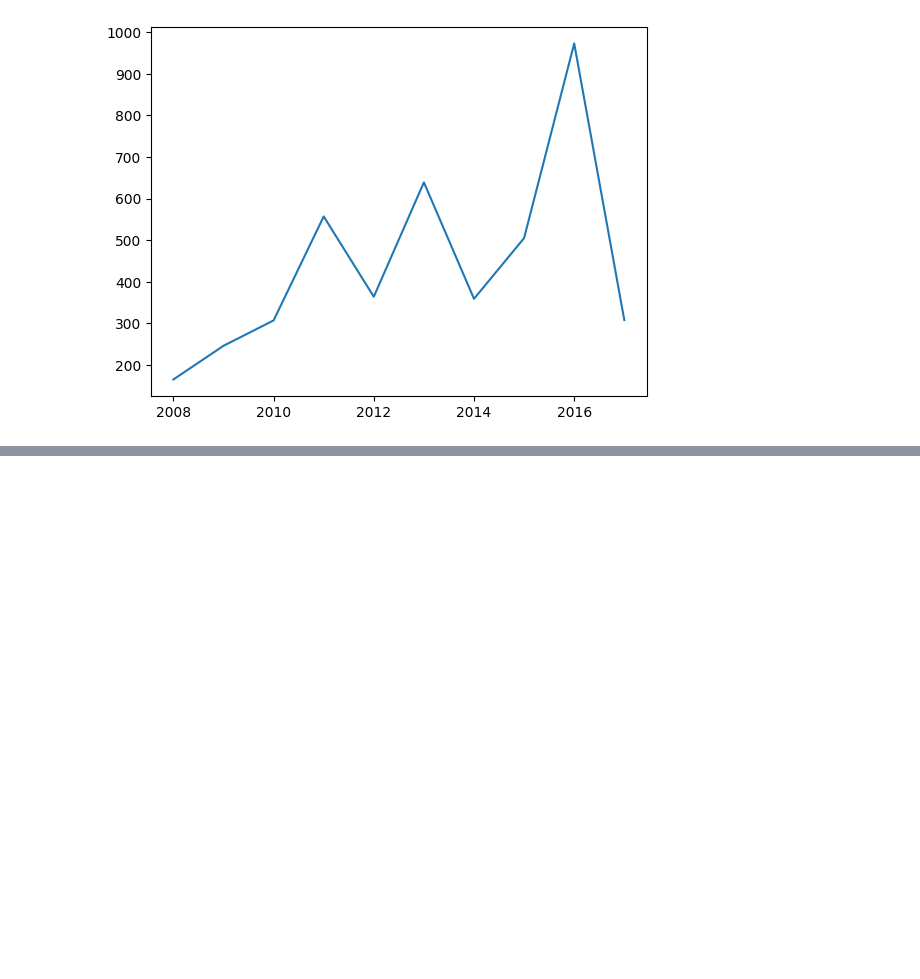
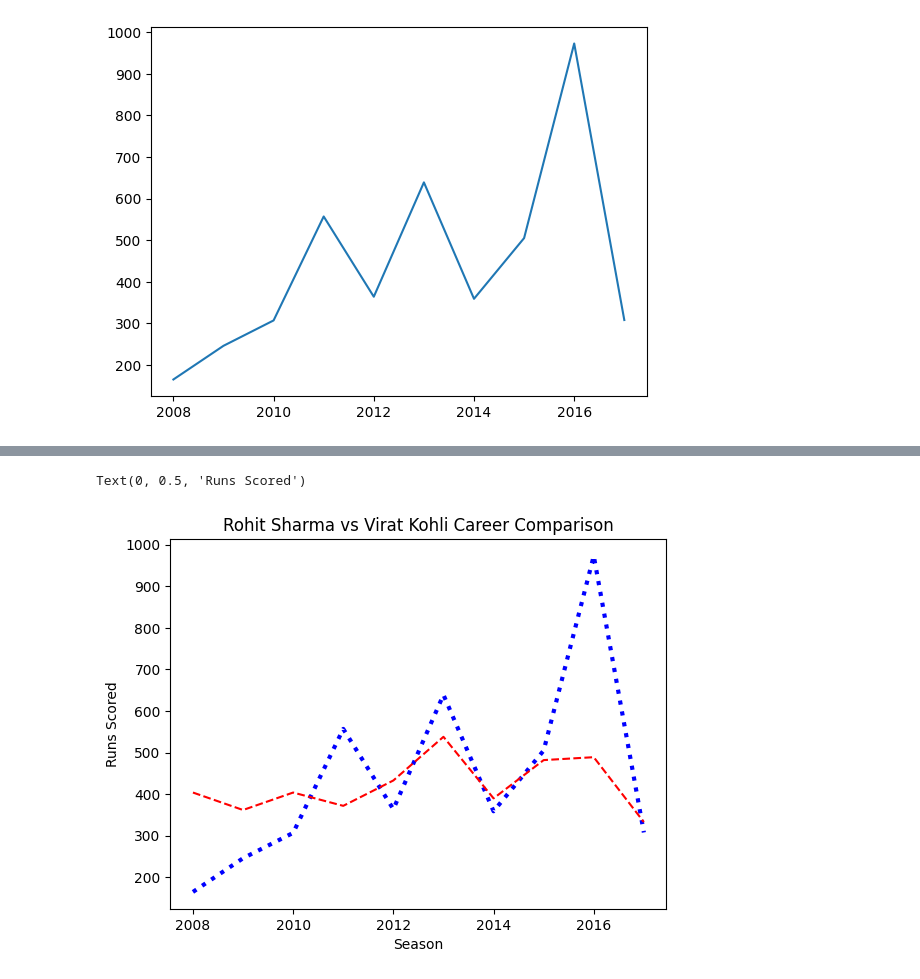
Before and after one commit to utkarshchouhan-dev/Python-Libraries, a Jupyter notebook: Matplotlib/matplotlib.ipynb, the cells around one changed output, grey strips where cells are left out. Saved outputs shown, nothing was run; the diff lists cells and outputs as text; code cells hidden in the pictures; blank space fills up the shorter version.

```diff
--- a/Matplotlib/matplotlib.ipynb
+++ b/Matplotlib/matplotlib.ipynb
@@ -50,0 +82,16 @@ plt.plot(batsman['index'],batsman['RG Sharma'])
+# %%
+# We can change solid lines with linestyle and linewidth to change the thickness
+
+# Can we change the plot colors.
+
+# Plotting multiple plots at once
+plt.plot(batsman['index'],batsman['V Kohli'], color='blue',linestyle='dotted',linewidth=3)
+plt.plot(batsman['index'],batsman['RG Sharma'], color='red',linestyle='dashed')
+
+# Above code produces a plain graph, add some details to it.
+plt.title('Rohit Sharma vs Virat Kohli Career Comparison')
+plt.xlabel('Season')
+plt.ylabel("Runs Scored")
+# %% [output]
+Text(0, 0.5, 'Runs Scored')
+[figure, added]
```
Also changed, not shown: parts of 7 cells of this notebook, 1 other file.
